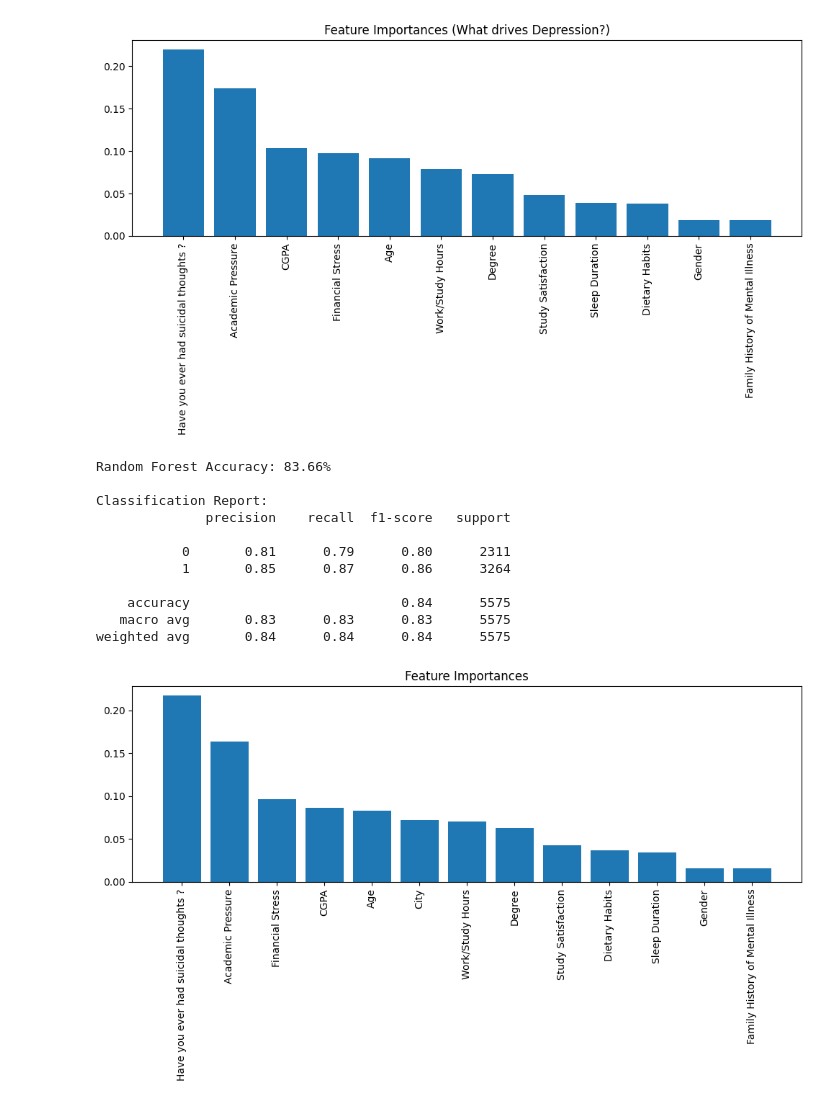
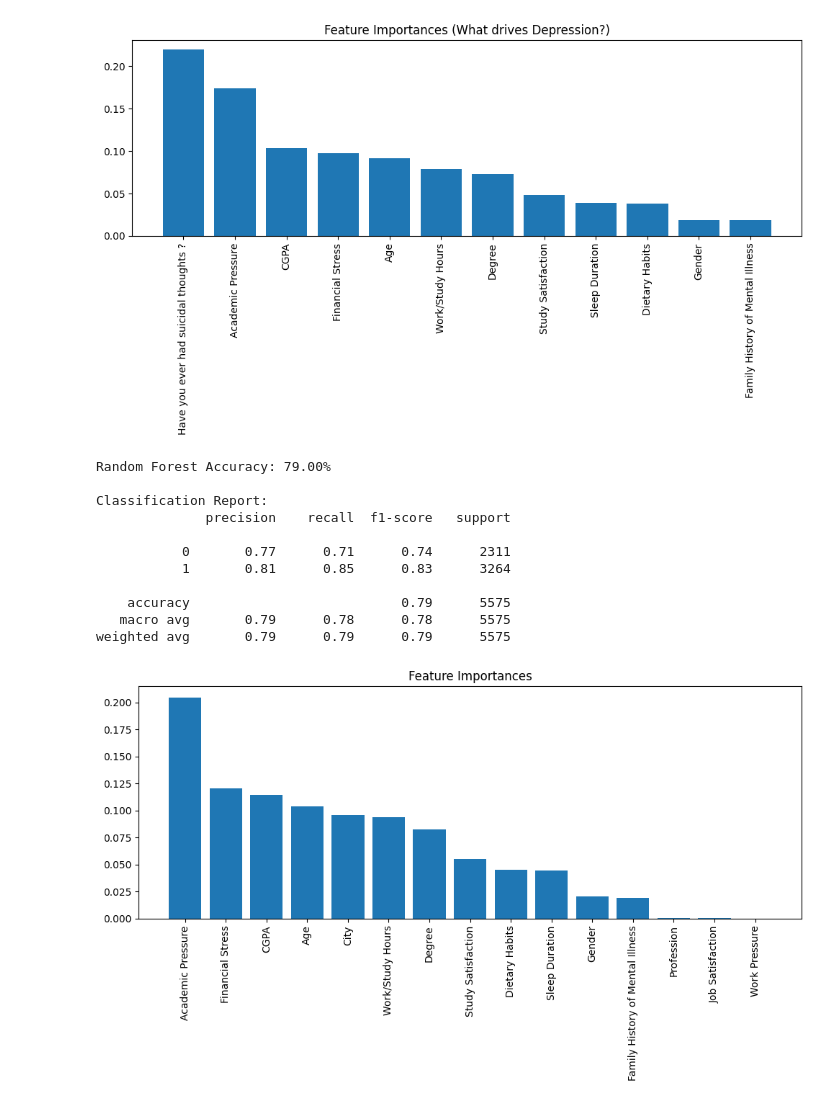
Before and after one commit to basakaktas/Depression-Classification, a Jupyter notebook: Classification Models/Random_Forest.ipynb, the cells around one changed output. Saved outputs shown, nothing was run; the diff lists cells and outputs as text; code cells hidden in the pictures.

```diff
--- a/Classification Models/Random_Forest.ipynb
+++ b/Classification Models/Random_Forest.ipynb
@@ -134,44 +134,44 @@ from sklearn.metrics import accuracy_score, classification_report, confusion_mat
 
 df = pd.read_csv('../Data/processed_data.csv')
 
-cols_to_drop = ['Work Pressure', 'Job Satisfaction', 'Profession']
+cols_to_drop = ['Have you ever had suicidal thoughts ?']
 df = df.drop(columns=[c for c in cols_to_drop if c in df.columns])
 
 X = df.drop(columns=['Depression'])
 y = df['Depression']
 
 X_train, X_test, y_train, y_test = train_test_split(X, y, test_size=0.2, random_state=42, stratify=y)
 
 
 rf_model = RandomForestClassifier(n_estimators=200, random_state=42)
 rf_model.fit(X_train, y_train)
 
 
 y_pred = rf_model.predict(X_test)
 acc = accuracy_score(y_test, y_pred)
 
 print(f"Random Forest Accuracy: {acc:.2%}")
 print("\nClassification Report:")
 print(classification_report(y_test, y_pred))
 
 importances = rf_model.feature_importances_
 indices = np.argsort(importances)[::-1]
 plt.figure(figsize=(10, 6))
 plt.title("Feature Importances")
 plt.bar(range(X.shape[1]), importances[indices], align="center")
 plt.xticks(range(X.shape[1]), X.columns[indices], rotation=90)
 plt.tight_layout()
 plt.show()
 # %% [output]
-Random Forest Accuracy: 83.66%
+Random Forest Accuracy: 79.00%
 
 Classification Report:
               precision    recall  f1-score   support
 
-           0       0.81      0.79      0.80      2311
-           1       0.85      0.87      0.86      3264
+           0       0.77      0.71      0.74      2311
+           1       0.81      0.85      0.83      3264
 
-    accuracy                           0.84      5575
-   macro avg       0.83      0.83      0.83      5575
-weighted avg       0.84      0.84      0.84      5575
+    accuracy                           0.79      5575
+   macro avg       0.79      0.78      0.78      5575
+weighted avg       0.79      0.79      0.79      5575
-[figure, old version]
+[figure, new version]
```
Also changed, not shown: 3 other files.
